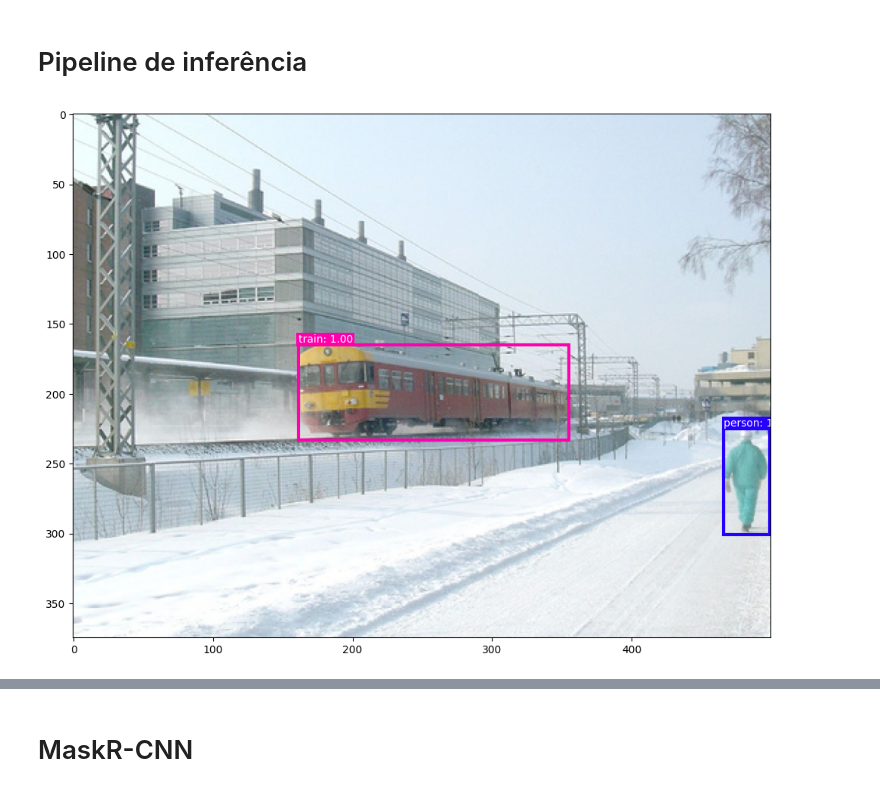
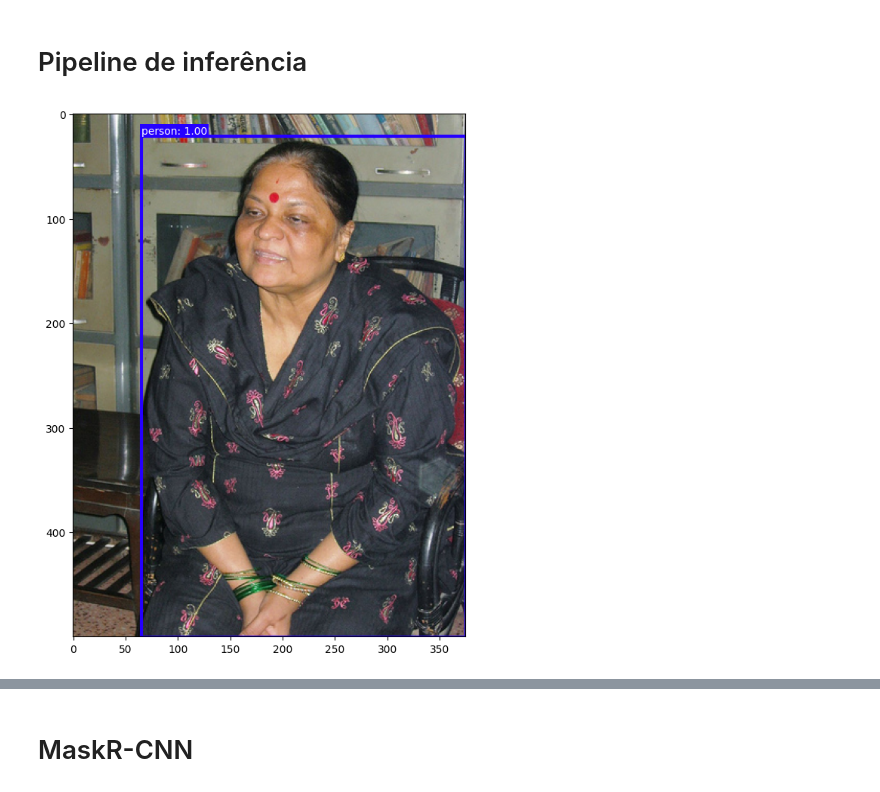
Before and after one commit to pedrotokar/deeplearning-assignments, a Jupyter notebook: Assignment 2/Deep Learning Assignment 2.ipynb, the cells around one changed output, grey strips where cells are left out. Saved outputs shown, nothing was run; the diff lists cells and outputs as text; code cells hidden in the pictures.

```diff
--- a/Assignment 2/Deep Learning Assignment 2.ipynb
+++ b/Assignment 2/Deep Learning Assignment 2.ipynb
@@ -1839,7 +1824,7 @@ def combinator(YOLO_instance, UNET_instance, dataset, index=-1, confidence=0.6,
 
         plt.show()
 # %%
-plot_yolo_images(train_data_y, -1)
+plot_yolo_images(train_data_y, 36)
 # %% [output]
-[figure, old version]
+[figure, new version]
 # %%
```
Also changed, not shown: parts of 13 cells of this notebook.
